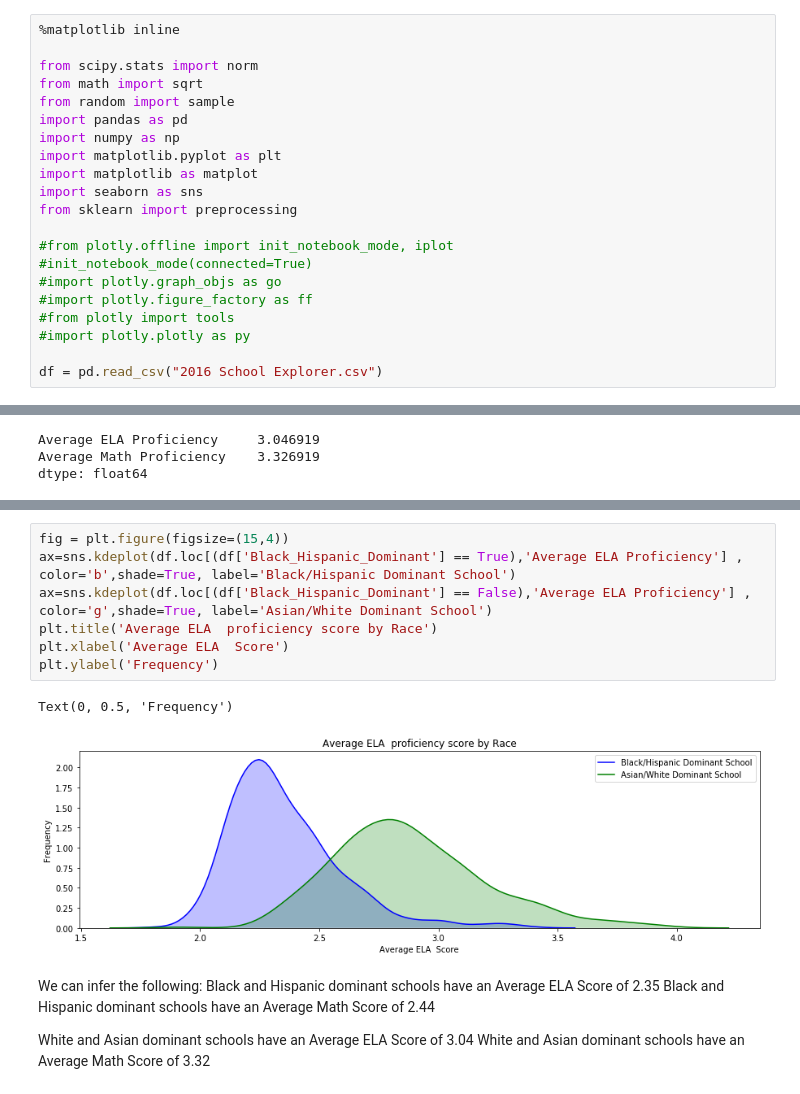
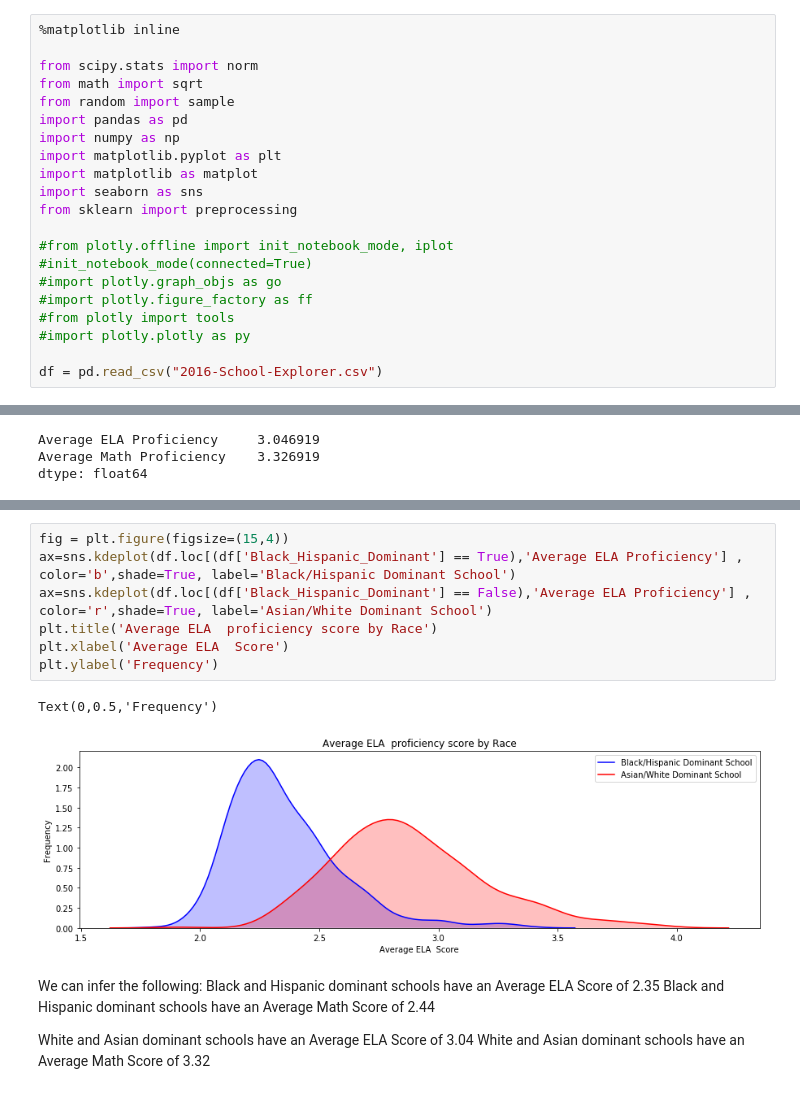
Before and after one commit to SaiEashwarKS/1PES-All-in-One-University-Website-IDS-project-, a Jupyter notebook: Goodstart.ipynb, the cells around one changed output, grey strips where cells are left out. Drawn from its saved outputs; the diff is of its cells as text.

```diff
--- a/Goodstart.ipynb
+++ b/Goodstart.ipynb
@@ -18,7 +18,7 @@ from sklearn import preprocessing
 #from plotly import tools
 #import plotly.plotly as py
 
-df = pd.read_csv("2016 School Explorer.csv")
+df = pd.read_csv("2016-School-Explorer.csv")
 # %%
 from sklearn.linear_model import LinearRegression
 # %%
@@ -364,13 +364,13 @@ Text(0, 0.5, 'Frequency')
 # %%
 fig = plt.figure(figsize=(15,4))
 ax=sns.kdeplot(df.loc[(df['Black_Hispanic_Dominant'] == True),'Average ELA Proficiency'] , color='b',shade=True, label='Black/Hispanic Dominant School')
-ax=sns.kdeplot(df.loc[(df['Black_Hispanic_Dominant'] == False),'Average ELA Proficiency'] , color='g',shade=True, label='Asian/White Dominant School')
+ax=sns.kdeplot(df.loc[(df['Black_Hispanic_Dominant'] == False),'Average ELA Proficiency'] , color='r',shade=True, label='Asian/White Dominant School')
 plt.title('Average ELA  proficiency score by Race')
 plt.xlabel('Average ELA  Score')
 plt.ylabel('Frequency')
 # %% [output]
-Text(0, 0.5, 'Frequency')
+Text(0,0.5,'Frequency')
-[figure, old version]
+[figure, new version]
 # %% [markdown]
 We can infer the following:
 Black and Hispanic dominant schools have an Average ELA Score of 2.35
```
Also changed, not shown: parts of 12 cells of this notebook, 3 other files.
